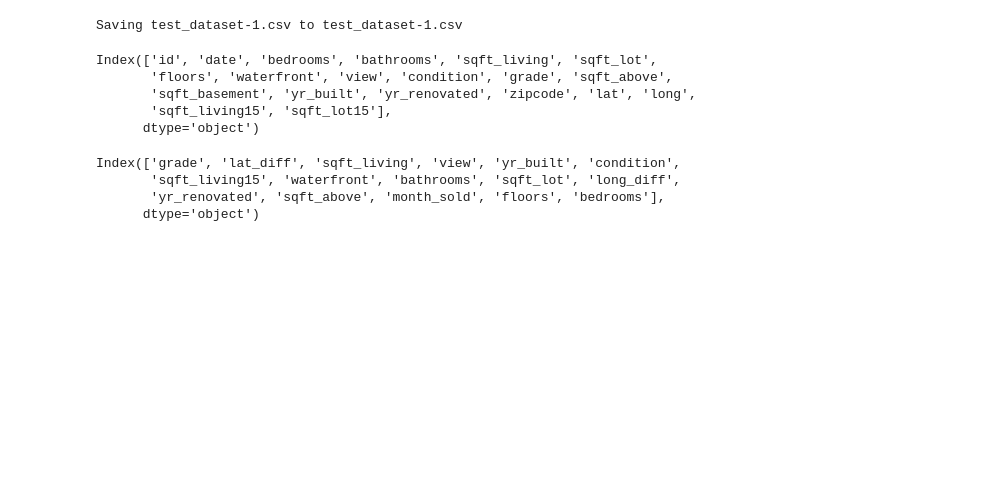
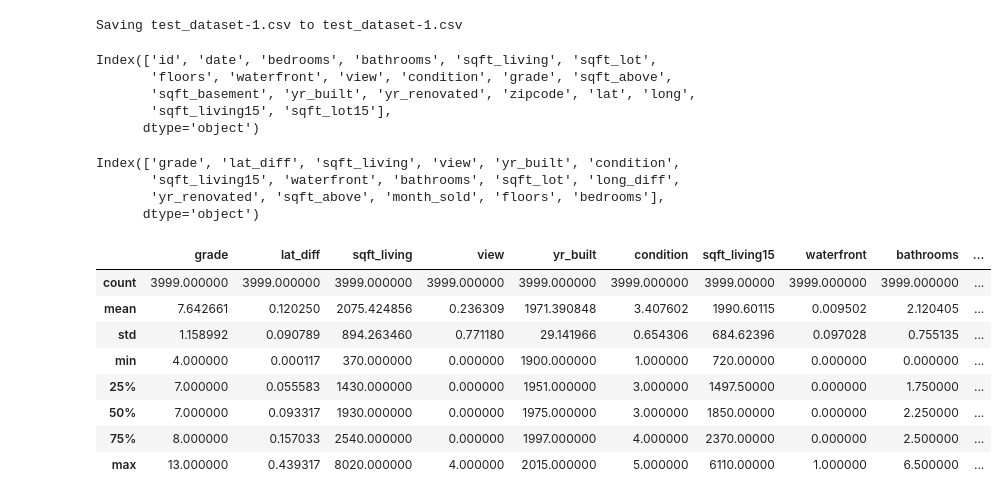
Before and after one commit to alexzhangaz48/DetectionDebouncing, a Jupyter notebook: Ver_2_1_INFO_6105_midterm_project.ipynb, the cells around one changed output. Drawn from its saved outputs; the diff is of its cells as text; code cells hidden in the pictures; blank space fills up the shorter version.

```diff
--- a/Ver_2_1_INFO_6105_midterm_project.ipynb
+++ b/Ver_2_1_INFO_6105_midterm_project.ipynb
@@ -415,6 +398,18 @@ Index(['grade', 'lat_diff', 'sqft_living', 'view', 'yr_built', 'condition',
       dtype='object')
 # %%
 X_pred = df_pred[X_train.columns]
+# %%
+X_pred.describe()
+# %% [output]
+|  | grade | lat_diff | sqft_living | view | yr_built | condition | sqft_living15 | waterfront | bathrooms | ... |
+| count | 3999.000000 | 3999.000000 | 3999.000000 | 3999.000000 | 3999.000000 | 3999.000000 | 3999.00000 | 3999.000000 | 3999.000000 | ... |
+| mean | 7.642661 | 0.120250 | 2075.424856 | 0.236309 | 1971.390848 | 3.407602 | 1990.60115 | 0.009502 | 2.120405 | ... |
+| std | 1.158992 | 0.090789 | 894.263460 | 0.771180 | 29.141966 | 0.654306 | 684.62396 | 0.097028 | 0.755135 | ... |
+| min | 4.000000 | 0.000117 | 370.000000 | 0.000000 | 1900.000000 | 1.000000 | 720.00000 | 0.000000 | 0.000000 | ... |
+| 25% | 7.000000 | 0.055583 | 1430.000000 | 0.000000 | 1951.000000 | 3.000000 | 1497.50000 | 0.000000 | 1.750000 | ... |
+| 50% | 7.000000 | 0.093317 | 1930.000000 | 0.000000 | 1975.000000 | 3.000000 | 1850.00000 | 0.000000 | 2.250000 | ... |
+| 75% | 8.000000 | 0.157033 | 2540.000000 | 0.000000 | 1997.000000 | 4.000000 | 2370.00000 | 0.000000 | 2.500000 | ... |
+| max | 13.000000 | 0.439317 | 8020.000000 | 4.000000 | 2015.000000 | 5.000000 | 6110.00000 | 1.000000 | 6.500000 | ... |
 # %%
 y_pred = linreg.predict(X_pred)
 # %%
```
Also changed, not shown: parts of 16 cells of this notebook.
